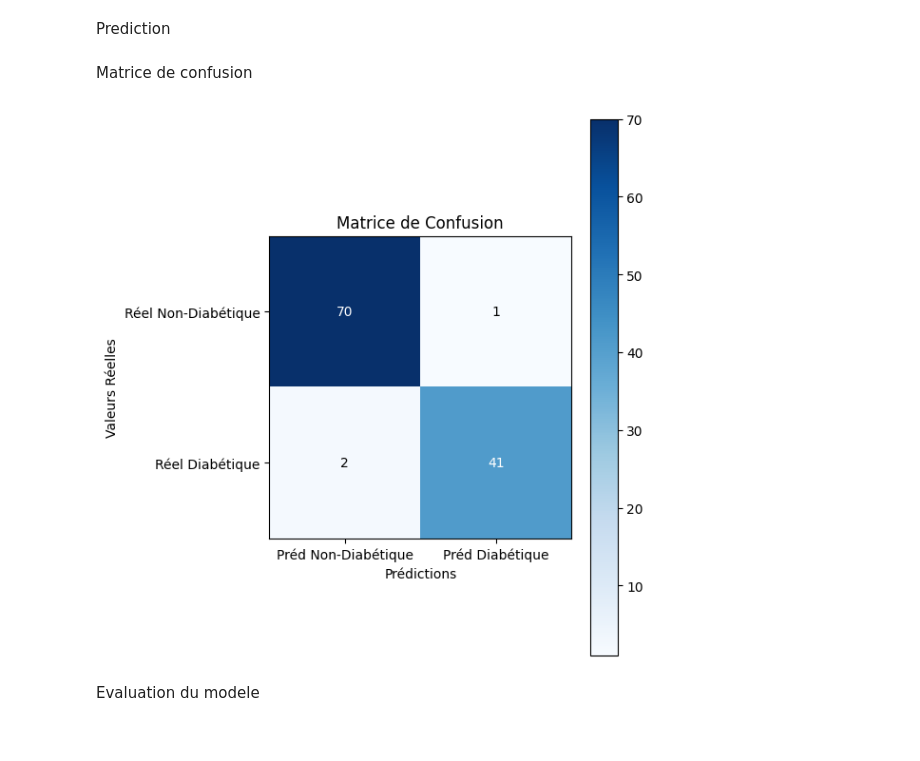
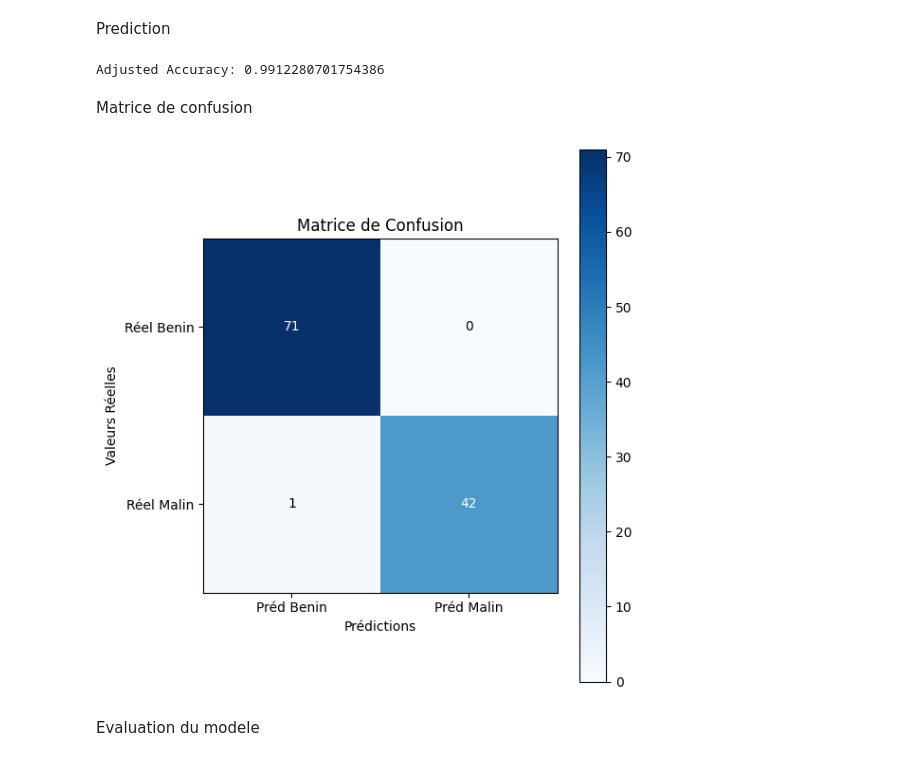
Before and after one commit to Hafed-kh/Prediction-cancer-du-sein, a Jupyter notebook: notebook.ipynb, the cells around one changed output. Drawn from its saved outputs; the diff is of its cells as text; code cells hidden in the pictures.

Commit message:
Commentaires notebook et amelioration modele

```diff
--- a/notebook.ipynb
+++ b/notebook.ipynb
@@ -164,20 +166,28 @@ X_train, X_test, Y_train, Y_test = train_test_split(X_scaled, Y, test_size=0.2,
 Creation du modele logistique
 # %%
 model = LogisticRegression(
+    penalty = 'l2',
+    C=0.1,
+    class_weight = None,
+    max_iter = 100,
+    multi_class = 'auto',
+    solver = 'liblinear',
+    random_state= 42,
+    l1_ratio= 0.0
 )
 # %%
-from sklearn.model_selection import GridSearchCV
+# from sklearn.model_selection import GridSearchCV
 
-param_grid = {
-    'penalty': ['l2', 'l1', 'elasticnet'],
-    'C': [0.001, 0.01, 0.1, 1, 10, 100] ,
-    'solver': ['lbfgs', 'liblinear', 'saga', 'sag', 'newton-cg'],
-    'max_iter': [100, 200],
-    'class_weight': [None, 'balanced', {0:1, 1:3}],
-    'random_state': [42, 26, 10],
-    'multi_class': ['auto', 'ovr', 'multinomial'],
-    'l1_ratio': [0.0, 0.5, 1.0]
-}
-model = LogisticRegression()
-grid_search = GridSearchCV(model, param_grid, cv=5, scoring='accuracy')
-grid_search.fit(X_train, Y_train)
+# param_grid = {
+#     'penalty': ['l2', 'l1', 'elasticnet'],
+#     'C': [0.001, 0.01, 0.1, 1, 10, 100] ,
+#     'solver': ['lbfgs', 'liblinear', 'saga', 'sag', 'newton-cg'],
+#     'max_iter': [100, 200],
+#     'class_weight': [None, 'balanced', {0:1, 1:3}],
+#     'random_state': [42, 26, 10],
+#     'multi_class': ['auto', 'ovr', 'multinomial'],
+#     'l1_ratio': [0.0, 0.5, 1.0]
+# }
+# model = LogisticRegression()
+# grid_search = GridSearchCV(model, param_grid, cv=5, scoring='accuracy')
+# grid_search.fit(X_train, Y_train)
@@ -205,34 +205,41 @@ Y_pred = model.predict(X_test)
+# %%
+Y_prob = model.predict_proba(X_test)[:, 1]
+optimal_threshold = 0.50  # À tester via courbe ROC
+Y_pred = (Y_prob >= optimal_threshold).astype(int)
+print("Adjusted Accuracy:", accuracy_score(Y_test, Y_pred))
+# %% [output]
+Adjusted Accuracy: 0.9912280701754386
 # %% [markdown]
 Matrice de confusion
 # %%
 ##---- Creation de la matrice ----##
 cm = confusion_matrix(Y_test, Y_pred)
 
 ##---- Visualisation de la matrice ----##
 fig, ax = plt.subplots(figsize=(6, 6))
 im = ax.imshow(cm, cmap=plt.cm.Blues, interpolation='nearest')
 
 ##---- Annotation des cellules avec les effectifs ----##
 for i in range(cm.shape[0]):
     for j in range(cm.shape[1]):
         ax.text(j, i, cm[i, j], ha="center", va="center", color="white" if cm[i, j] > cm.max()/2 else "black")
 
 ##---- Labels et titres ----##
 ax.set_xticks([0, 1])
 ax.set_yticks([0, 1])
-ax.set_xticklabels(['Préd Non-Diabétique', 'Préd Diabétique'])
-ax.set_yticklabels(['Réel Non-Diabétique', 'Réel Diabétique'])
+ax.set_xticklabels(['Préd Benin', 'Préd Malin'])
+ax.set_yticklabels(['Réel Benin', 'Réel Malin'])
 ax.set_xlabel('Prédictions')
 ax.set_ylabel('Valeurs Réelles')
 ax.set_title('Matrice de Confusion')
 
 ##---- Colorbar ----##
 fig.colorbar(im, ax=ax)
 
 plt.tight_layout()
 plt.show()
 # %% [output]
-[figure, old version]
+[figure, new version]
 # %% [markdown]
 Evaluation du modele
 # %% [markdown]
```
Also changed, not shown: parts of 14 cells of this notebook, 1 other file.
